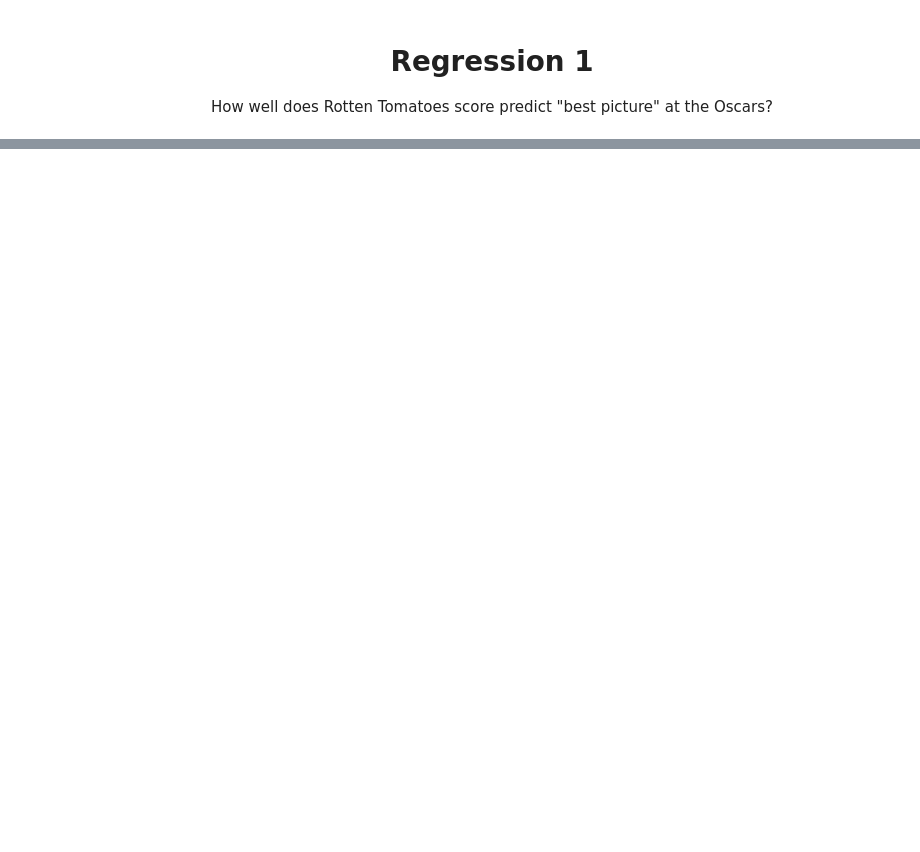
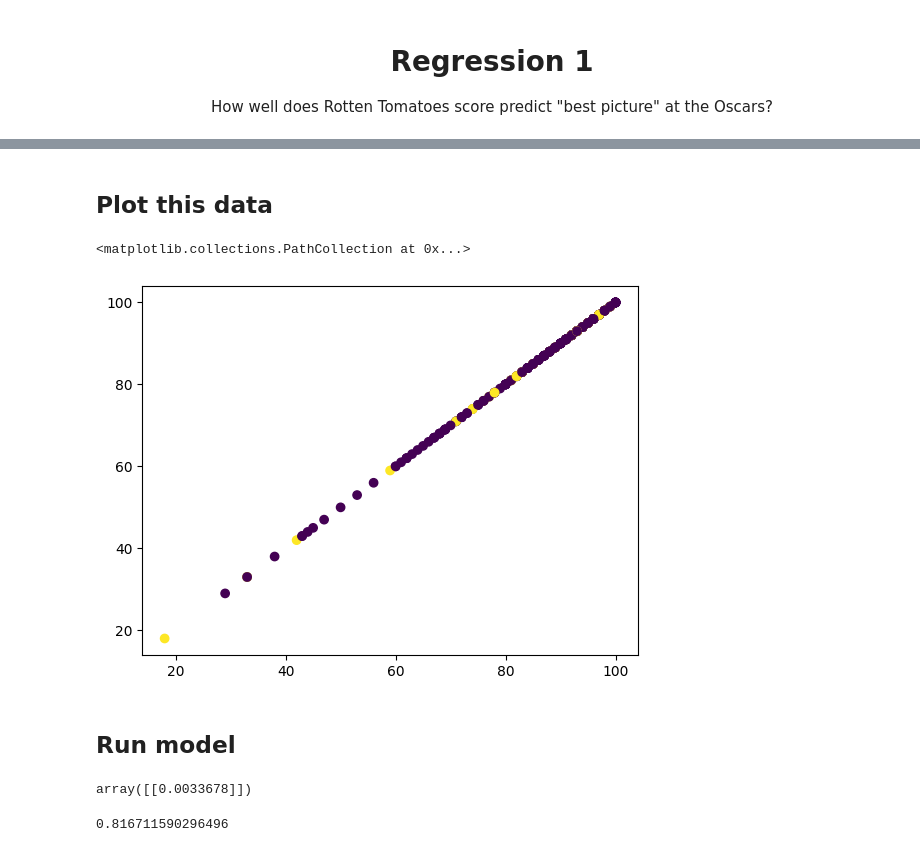
Before and after one commit to Jonathan-Alexander/DATA515-RottenTomatoesAnalysis, a Jupyter notebook: rotten_tomatoes/q1_modeling.ipynb, the cells around one changed output, grey strips where cells are left out. Drawn from its saved outputs; the diff is of its cells as text; code cells hidden in the pictures; blank space fills up the shorter version.

Commit message:
Updates to data cleaning script

```diff
--- a/rotten_tomatoes/q1_modeling.ipynb
+++ b/rotten_tomatoes/q1_modeling.ipynb
@@ -18,0 +48,11 @@ FileNotFoundError: [Errno 2] No such file or directory: '../data/full_data.csv'
+# %%
+# Subset down to only best picture wins, and features of interest.
+data = data.loc[data['category'].isin(best_picture_categories), ['tomatometer_rating', 'movie_title', 'year_film', 'winner']].drop_duplicates()
+# %%
+# There should only be one winner per year.
+# TODO: This needs to go into data cleaning
+dupe_names = data.loc[data.duplicated('movie_title'), 'movie_title'].unique()
+data = data.loc[~data['movie_title'].isin(dupe_names)]
+# %%
+# TODO add to data cleaning. Drop where winner column is null
+data = data.loc[~data['winner'].isna()]
@@ -18,0 +62,3 @@ FileNotFoundError: [Errno 2] No such file or directory: '../data/full_data.csv'
+# %%
+data = data.reset_index(drop=True)
+data.head()
@@ -18,0 +72,9 @@ FileNotFoundError: [Errno 2] No such file or directory: '../data/full_data.csv'
+# %% [markdown]
+## Plot this data
+# %%
+import matplotlib.pyplot as plt
+
+plt.scatter(data['tomatometer_rating'], data['tomatometer_rating'], c=data['winner'])
+# %% [output]
+<matplotlib.collections.PathCollection at 0x...>
+[figure, added]
@@ -18,0 +90,2 @@ FileNotFoundError: [Errno 2] No such file or directory: '../data/full_data.csv'
+# %% [markdown]
+## Run model
@@ -18,0 +99,9 @@ FileNotFoundError: [Errno 2] No such file or directory: '../data/full_data.csv'
+# %%
+model.coef_
+# %% [output]
+array([[0.0033678]])
+# %%
+preds = model.predict(X)
+accuracy_score(y, preds)
+# %% [output]
+0.816711590296496
```
Also changed, not shown: parts of 43 cells of this notebook, 1 other file.
